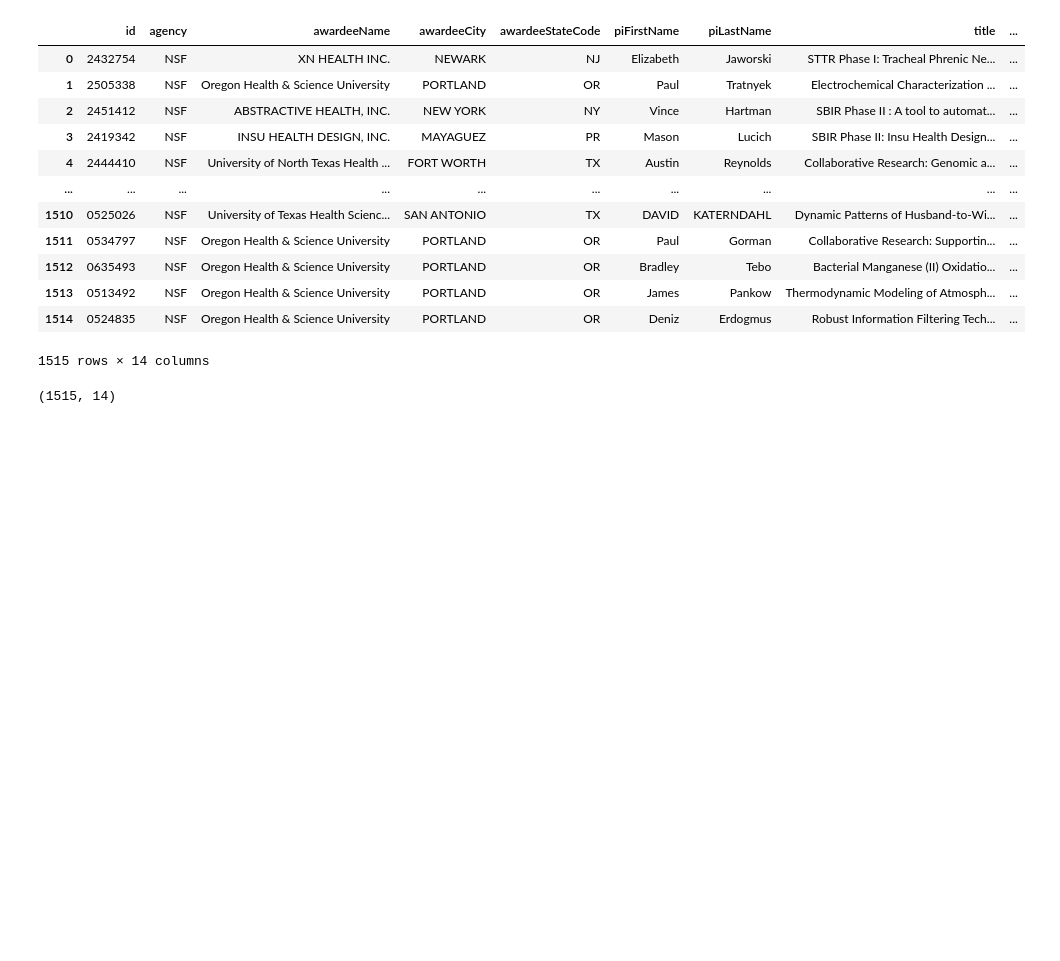
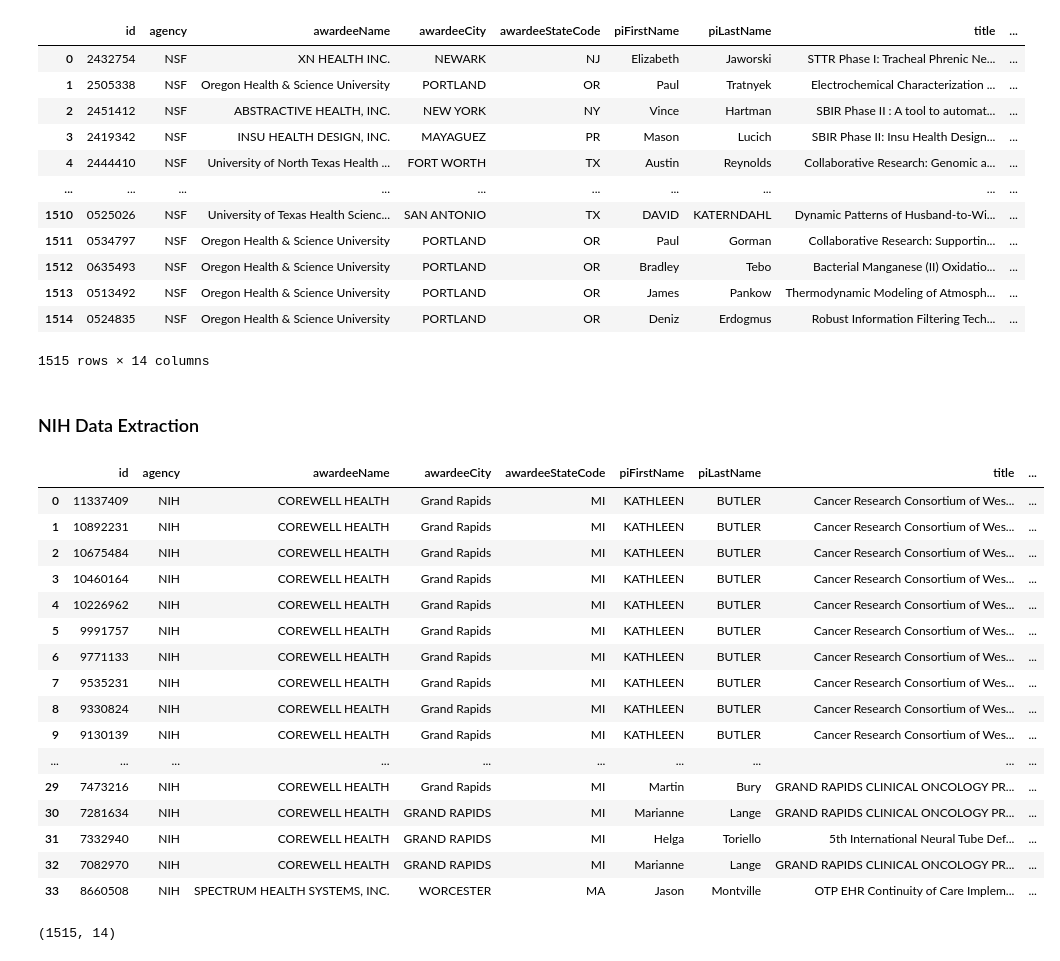
Before and after one commit to sivagugan30/corewell_health, a Jupyter notebook: Roshni/Notebook/NSF_Data_Extraction.ipynb, the cells around one changed output. Drawn from its saved outputs; the diff is of its cells as text; code cells hidden in the pictures; blank space fills up the shorter version.

```diff
--- a/Roshni/Notebook/NSF_Data_Extraction.ipynb
+++ b/Roshni/Notebook/NSF_Data_Extraction.ipynb
@@ -105,3 +105,5 @@ nsf_df_org
 | 1513 | 0513492 | NSF | Oregon Health & Science University | PORTLAND | OR | James | Pankow | Thermodynamic Modeling of Atmosph... | ... |
 | 1514 | 0524835 | NSF | Oregon Health & Science University | PORTLAND | OR | Deniz | Erdogmus | Robust Information Filtering Tech... | ... |
 1515 rows × 14 columns
+# %% [markdown]
+### NIH Data  Extraction
@@ -108,3 +189,23 @@ nsf_df_org
+# %%
+fetch_nih_awards(ORG_CANDIDATES, START, TODAY)
+# %% [output]
+|  | id | agency | awardeeName | awardeeCity | awardeeStateCode | piFirstName | piLastName | title | ... |
+| 0 | 11337409 | NIH | COREWELL HEALTH | Grand Rapids | MI | KATHLEEN | BUTLER | Cancer Research Consortium of Wes... | ... |
+| 1 | 10892231 | NIH | COREWELL HEALTH | Grand Rapids | MI | KATHLEEN | BUTLER | Cancer Research Consortium of Wes... | ... |
+| 2 | 10675484 | NIH | COREWELL HEALTH | Grand Rapids | MI | KATHLEEN | BUTLER | Cancer Research Consortium of Wes... | ... |
+| 3 | 10460164 | NIH | COREWELL HEALTH | Grand Rapids | MI | KATHLEEN | BUTLER | Cancer Research Consortium of Wes... | ... |
+| 4 | 10226962 | NIH | COREWELL HEALTH | Grand Rapids | MI | KATHLEEN | BUTLER | Cancer Research Consortium of Wes... | ... |
+| 5 | 9991757 | NIH | COREWELL HEALTH | Grand Rapids | MI | KATHLEEN | BUTLER | Cancer Research Consortium of Wes... | ... |
+| 6 | 9771133 | NIH | COREWELL HEALTH | Grand Rapids | MI | KATHLEEN | BUTLER | Cancer Research Consortium of Wes... | ... |
+| 7 | 9535231 | NIH | COREWELL HEALTH | Grand Rapids | MI | KATHLEEN | BUTLER | Cancer Research Consortium of Wes... | ... |
+| 8 | 9330824 | NIH | COREWELL HEALTH | Grand Rapids | MI | KATHLEEN | BUTLER | Cancer Research Consortium of Wes... | ... |
+| 9 | 9130139 | NIH | COREWELL HEALTH | Grand Rapids | MI | KATHLEEN | BUTLER | Cancer Research Consortium of Wes... | ... |
+| ... | ... | ... | ... | ... | ... | ... | ... | ... | ... |
+| 29 | 7473216 | NIH | COREWELL HEALTH | Grand Rapids | MI | Martin | Bury | GRAND RAPIDS CLINICAL ONCOLOGY PR... | ... |
+| 30 | 7281634 | NIH | COREWELL HEALTH | GRAND RAPIDS | MI | Marianne | Lange | GRAND RAPIDS CLINICAL ONCOLOGY PR... | ... |
+| 31 | 7332940 | NIH | COREWELL HEALTH | GRAND RAPIDS | MI | Helga | Toriello | 5th International Neural Tube Def... | ... |
+| 32 | 7082970 | NIH | COREWELL HEALTH | GRAND RAPIDS | MI | Marianne | Lange | GRAND RAPIDS CLINICAL ONCOLOGY PR... | ... |
+| 33 | 8660508 | NIH | SPECTRUM HEALTH SYSTEMS, INC. | WORCESTER | MA | Jason | Montville | OTP EHR Continuity of Care Implem... | ... |
 # %%
 nsf_df_org.to_csv("../Data/NSF_data_20years.csv")
 # %%
```
Also changed, not shown: parts of 2 cells of this notebook, 17 other files.
